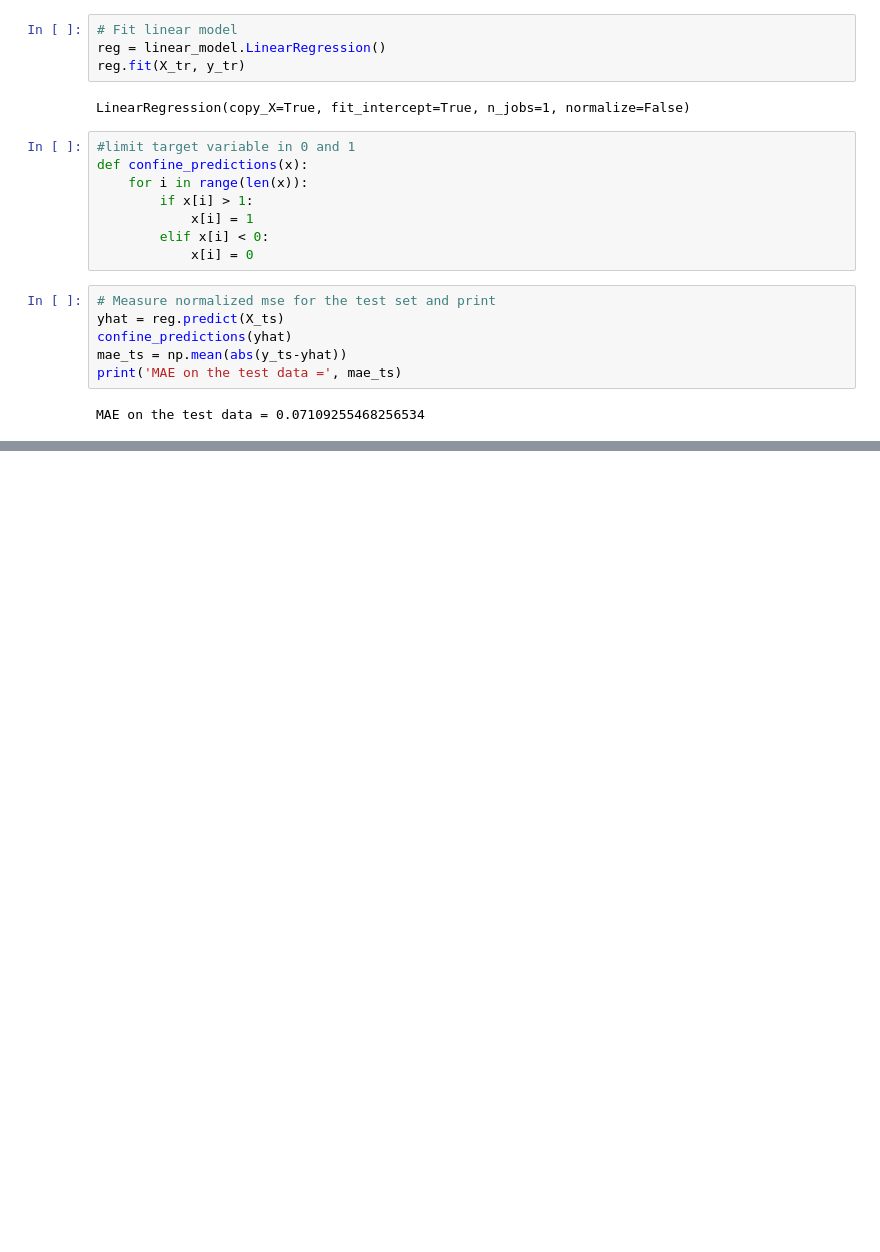
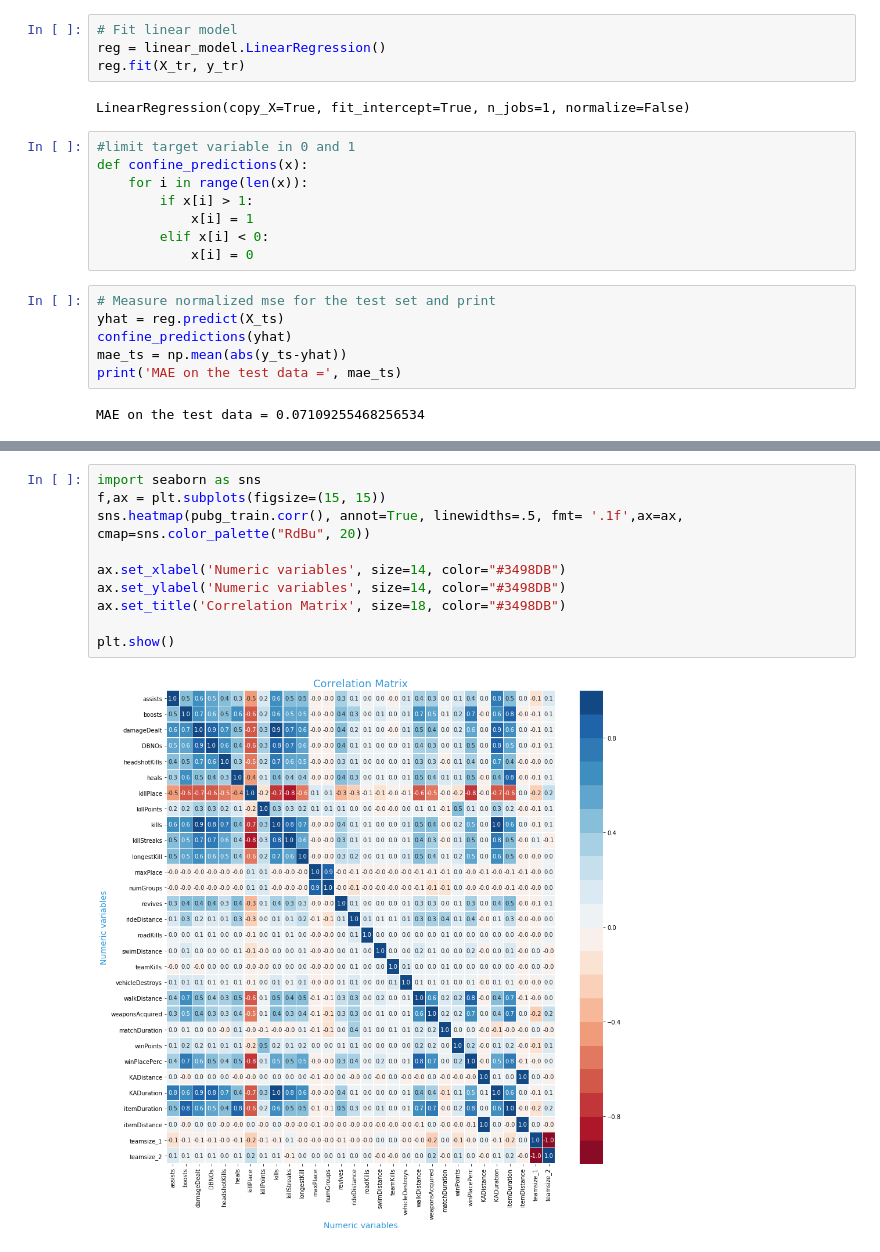
Before and after one commit to lumi-huang/biostat-273-fall-2018, a Jupyter notebook: pubg - OLS after doing Lasso.ipynb, the cells around one changed output, grey strips where cells are left out. Cells and saved outputs as stored; diff of their text form; blank space fills up the shorter version.

```diff
--- a/pubg - OLS after doing Lasso.ipynb
+++ b/pubg - OLS after doing Lasso.ipynb
@@ -63,0 +81,12 @@ MAE on the test data = 0.07109255468256534
+# %%
+import seaborn as sns
+f,ax = plt.subplots(figsize=(15, 15))
+sns.heatmap(pubg_train.corr(), annot=True, linewidths=.5, fmt= '.1f',ax=ax, cmap=sns.color_palette("RdBu", 20))
+
+ax.set_xlabel('Numeric variables', size=14, color="#3498DB")
+ax.set_ylabel('Numeric variables', size=14, color="#3498DB")
+ax.set_title('Correlation Matrix', size=18, color="#3498DB")
+
+plt.show()
+# %% [output]
+[figure, added]
```
Also changed, not shown: parts of 1 cell of this notebook.
